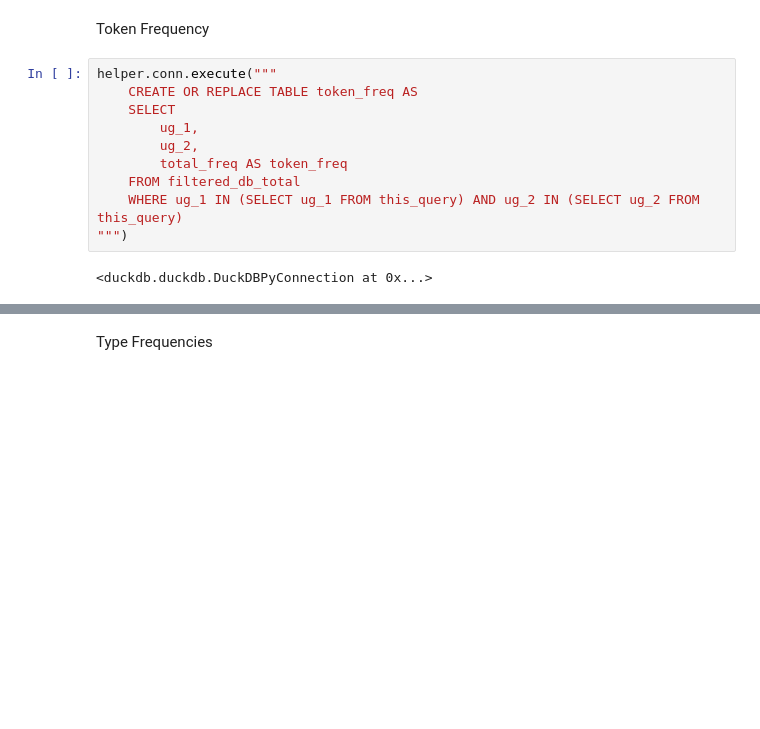
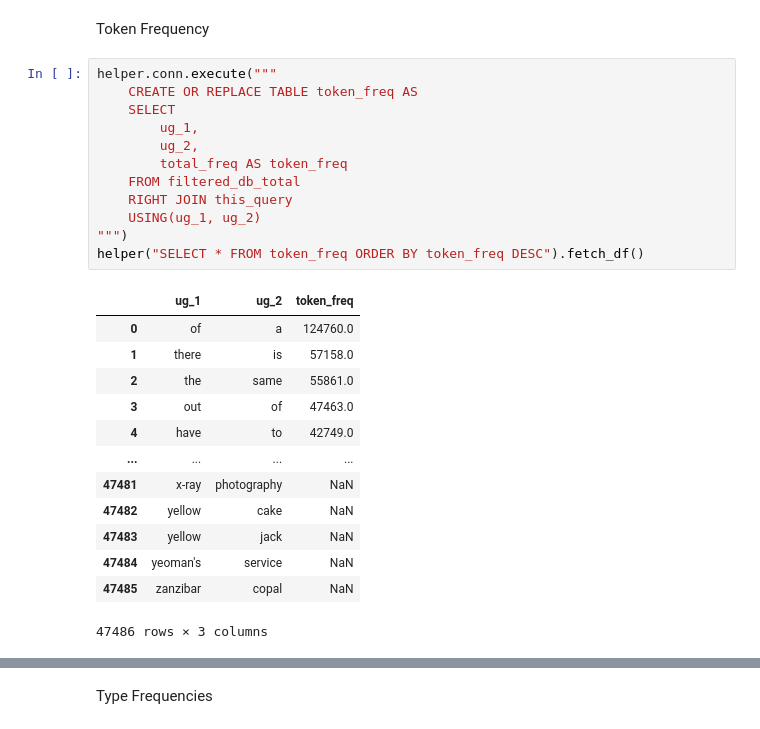
Before and after one commit to contreraskallens/MWU_measures, a Jupyter notebook: scratch.ipynb, the cells around one changed output, grey strips where cells are left out. Cells and saved outputs as stored; diff of their text form; blank space fills up the shorter version.

```diff
--- a/scratch.ipynb
+++ b/scratch.ipynb
@@ -51,12 +68,26 @@ Token Frequency
 # %%
 helper.conn.execute("""
     CREATE OR REPLACE TABLE token_freq AS
     SELECT
         ug_1,
         ug_2,
         total_freq AS token_freq
     FROM filtered_db_total
-    WHERE ug_1 IN (SELECT ug_1 FROM this_query) AND ug_2 IN (SELECT ug_2 FROM this_query)
+    RIGHT JOIN this_query
+    USING(ug_1, ug_2)
 """)
+helper("SELECT * FROM token_freq ORDER BY token_freq DESC").fetch_df()
 # %% [output]
+|  | ug_1 | ug_2 | token_freq |
+| 0 | of | a | 124760.0 |
+| 1 | there | is | 57158.0 |
+| 2 | the | same | 55861.0 |
+| 3 | out | of | 47463.0 |
+| 4 | have | to | 42749.0 |
+| ... | ... | ... | ... |
+| 47481 | x-ray | photography | NaN |
+| 47482 | yellow | cake | NaN |
+| 47483 | yellow | jack | NaN |
+| 47484 | yeoman's | service | NaN |
+| 47485 | zanzibar | copal | NaN |
-<duckdb.duckdb.DuckDBPyConnection at 0x...>
+47486 rows × 3 columns
```
Also changed, not shown: parts of 18 cells of this notebook, 2 other files.
